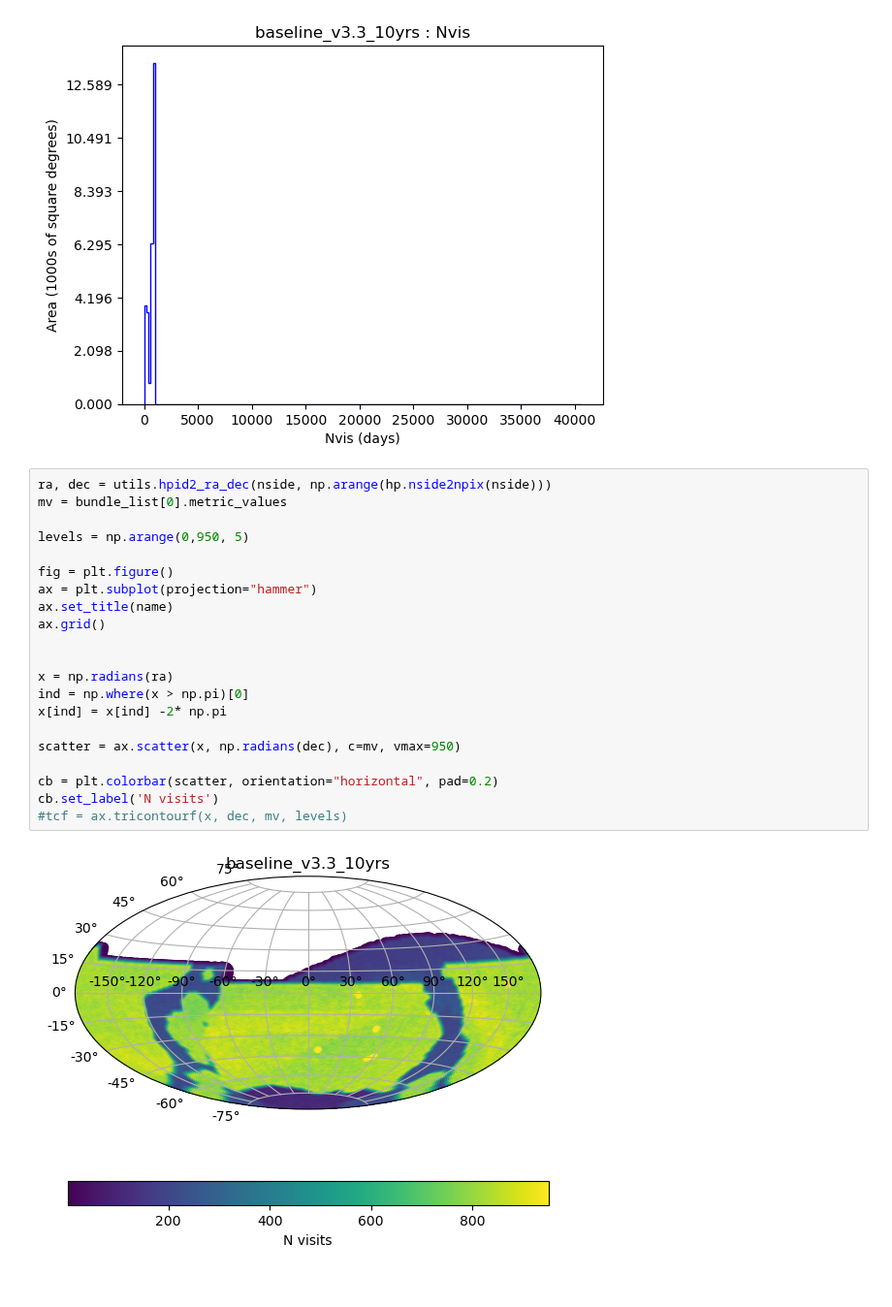
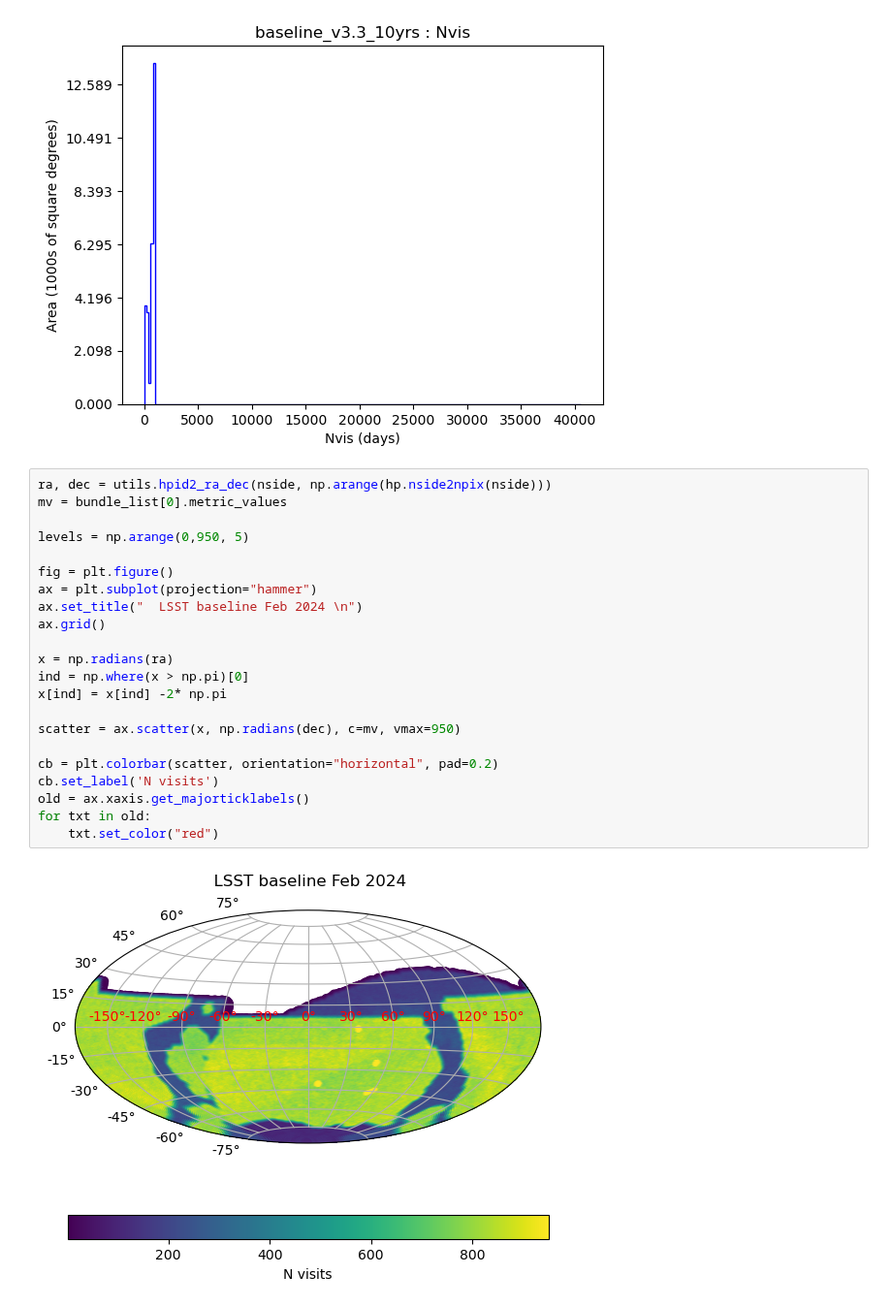
Before and after one commit to yoachim/23_Scratch, a Jupyter notebook: hammer/hammer.ipynb, the cells around one changed output. Shown at 97% size. Saved outputs shown, nothing was run; the diff lists cells and outputs as text.

```diff
--- a/hammer/hammer.ipynb
+++ b/hammer/hammer.ipynb
@@ -37,23 +37,24 @@ Healpix slicer using NSIDE=128, approximate resolution 27.483891 arcminutes
 # %%
 ra, dec = utils.hpid2_ra_dec(nside, np.arange(hp.nside2npix(nside)))
 mv = bundle_list[0].metric_values
 
 levels = np.arange(0,950, 5)
 
 fig = plt.figure()
 ax = plt.subplot(projection="hammer")
-ax.set_title(name)
+ax.set_title("  LSST baseline Feb 2024 \n")
 ax.grid()
-
 
 x = np.radians(ra)
 ind = np.where(x > np.pi)[0]
 x[ind] = x[ind] -2* np.pi
 
 scatter = ax.scatter(x, np.radians(dec), c=mv, vmax=950)
 
 cb = plt.colorbar(scatter, orientation="horizontal", pad=0.2)
 cb.set_label('N visits')
-#tcf = ax.tricontourf(x, dec, mv, levels)
+old = ax.xaxis.get_majorticklabels()
+for txt in old:
+    txt.set_color("red")
 # %% [output]
-[figure, old version]
+[figure, new version]
```
